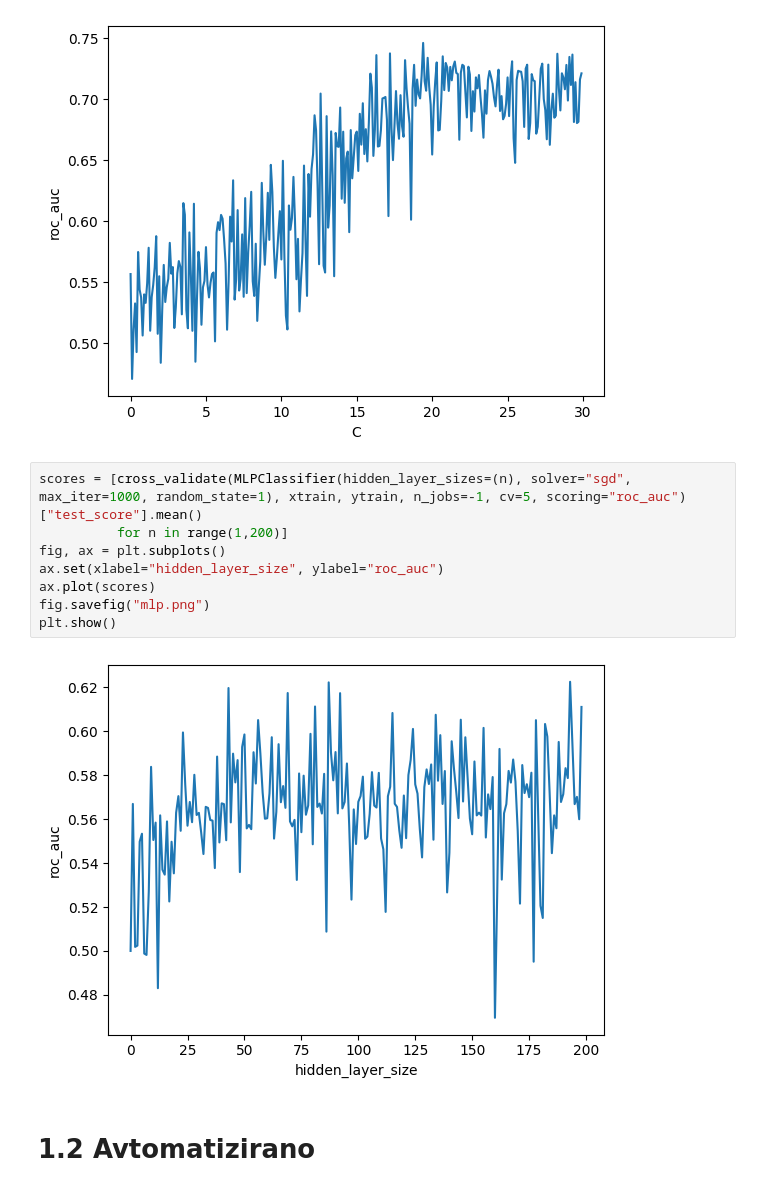
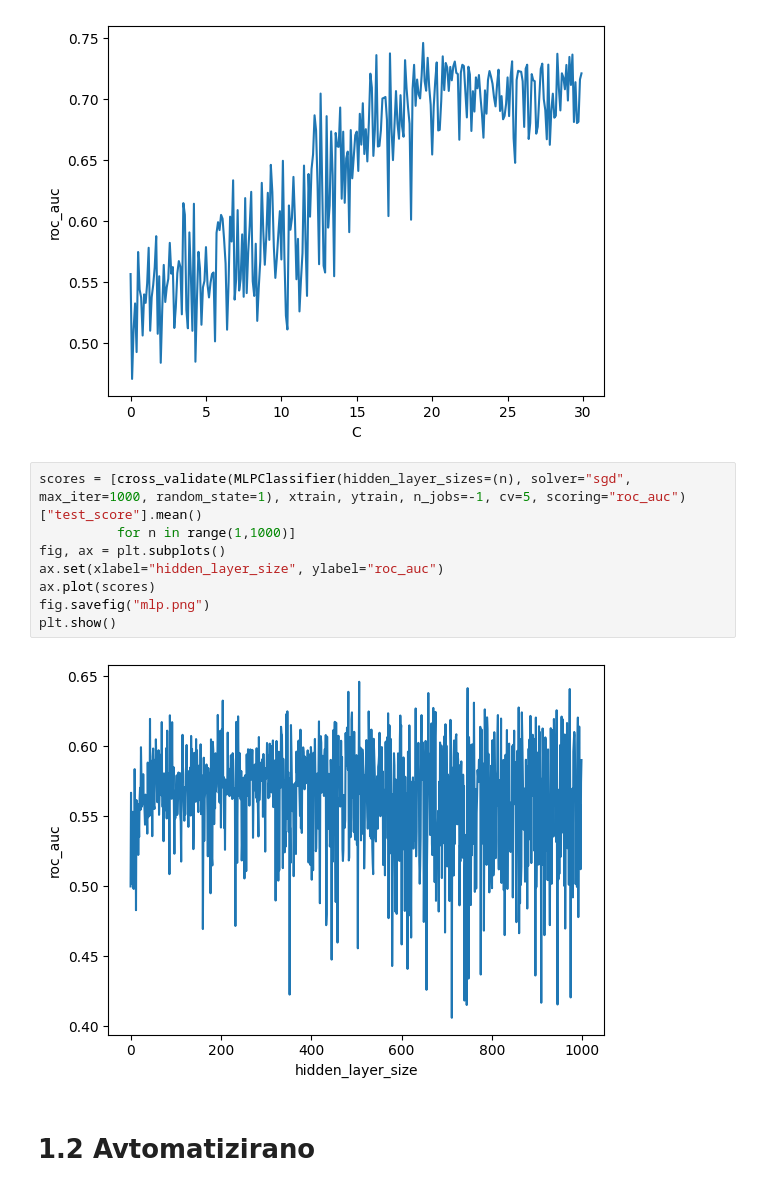
Before and after one commit to tadejpetric/nsu, a Jupyter notebook: dn1/dn1_resitve.ipynb, the cells around one changed output. Drawn from its saved outputs; the diff is of its cells as text.

```diff
--- a/dn1/dn1_resitve.ipynb
+++ b/dn1/dn1_resitve.ipynb
@@ -109,14 +109,14 @@ plt.show()
 [figure]
 # %%
 scores = [cross_validate(MLPClassifier(hidden_layer_sizes=(n), solver="sgd", max_iter=1000, random_state=1), xtrain, ytrain, n_jobs=-1, cv=5, scoring="roc_auc")["test_score"].mean()
-          for n in range(1,200)]
+          for n in range(1,1000)]
 fig, ax = plt.subplots()
 ax.set(xlabel="hidden_layer_size", ylabel="roc_auc")
 ax.plot(scores)
 fig.savefig("mlp.png")
 plt.show()
 # %% [output]
-[figure, old version]
+[figure, new version]
 # %% [markdown]
 # 1.2 Avtomatizirano
 # %%
```
Also changed, not shown: parts of 16 cells of this notebook, 8 other files.
